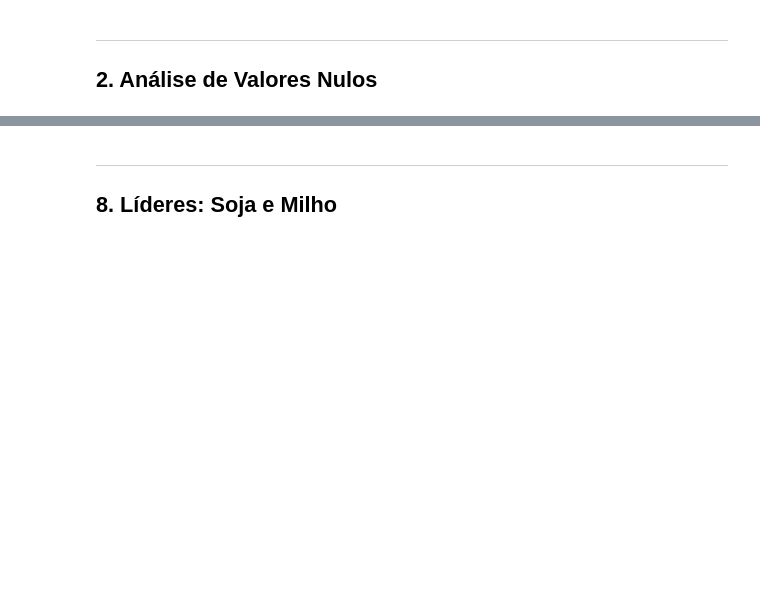
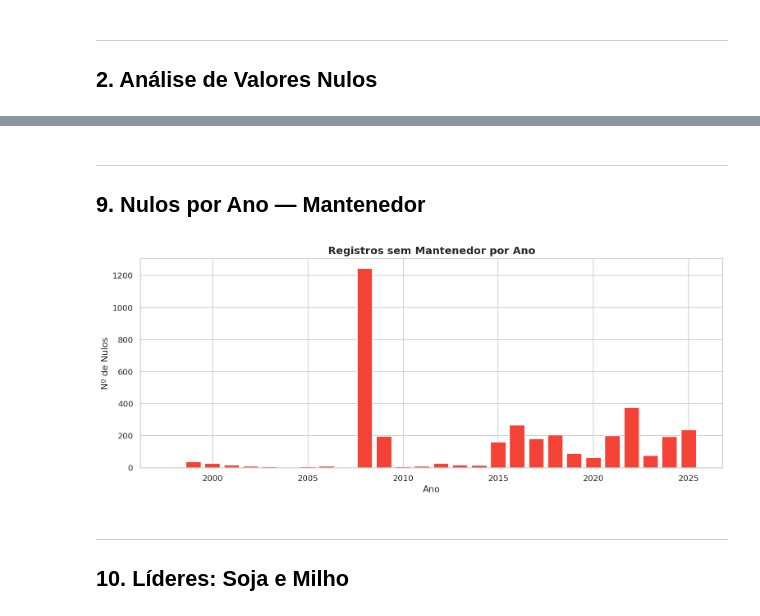
Before and after one commit to cirovisk/cultivaresPortfolio, a Jupyter notebook: relatorio_cultivares.ipynb, the cells around one changed output, grey strips where cells are left out. Drawn from its saved outputs; the diff is of its cells as text; code cells hidden in the pictures; blank space fills up the shorter version.

```diff
--- a/relatorio_cultivares.ipynb
+++ b/relatorio_cultivares.ipynb
@@ -103,4 +417,18 @@ display(df[df['SETOR'] == 'Misto'][COL_MANTENEDOR].value_counts().head(20).reset
+# %% [markdown]
+---
+## 9. Nulos por Ano — Mantenedor <a id='9-nulos-ano'></a>
+# %%
+nl = df[df[COL_MANTENEDOR].isnull()].groupby('ANO').size()
+fig, ax = plt.subplots()
+ax.bar(nl.index.astype(int), nl.values, color='#F44336')
+ax.set_title('Registros sem Mantenedor por Ano', fontsize=14, fontweight='bold')
+ax.set_xlabel('Ano')
+ax.set_ylabel('Nº de Nulos')
+plt.tight_layout()
+plt.show()
+# %% [output]
+[figure, added]
 # %% [markdown]
 ---
-## 8. Líderes: Soja e Milho <a id='8-soja-milho'></a>
+## 10. Líderes: Soja e Milho <a id='10-soja-milho'></a>
 # %%
```
Also changed, not shown: parts of 20 cells of this notebook, 2 other files.
